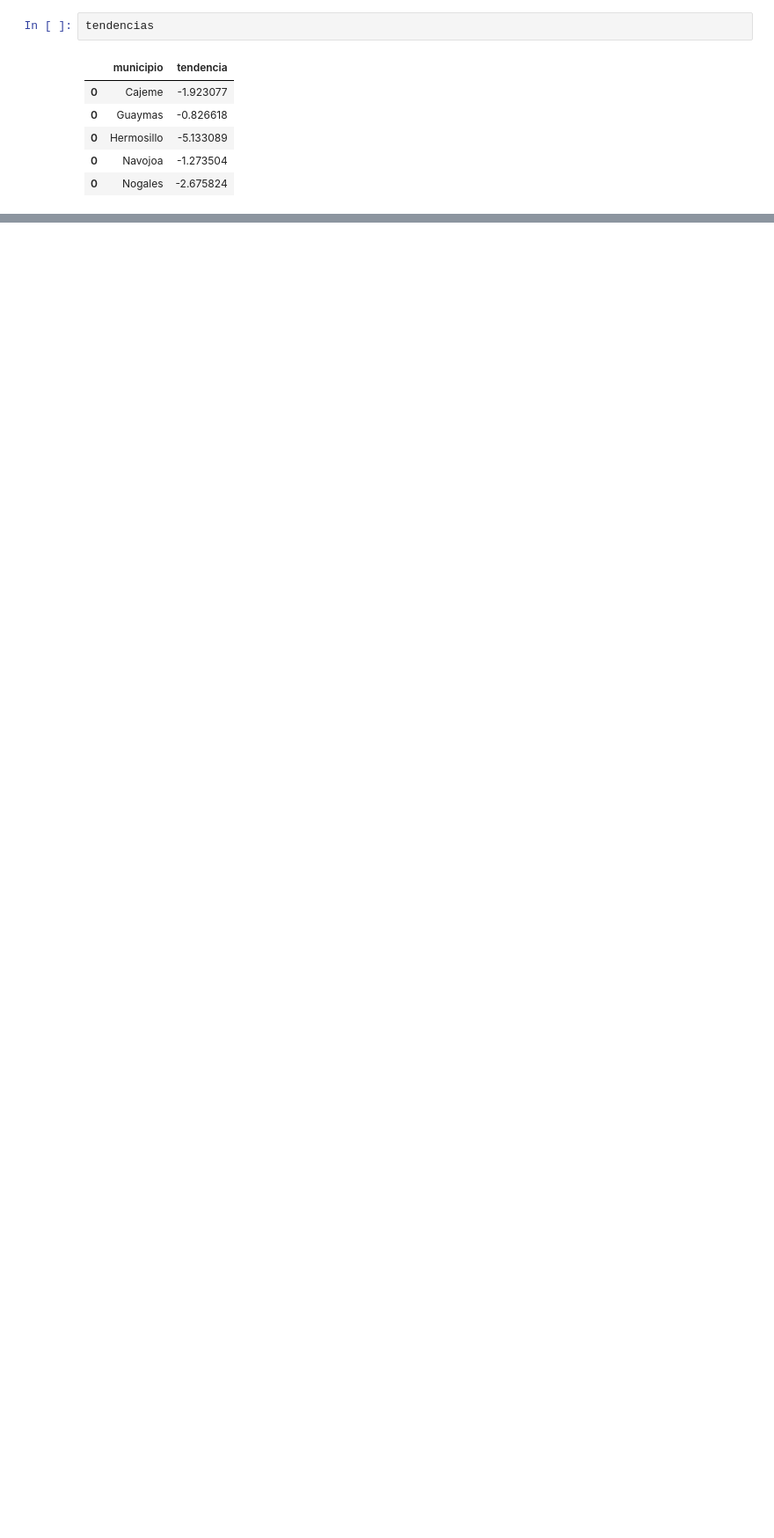
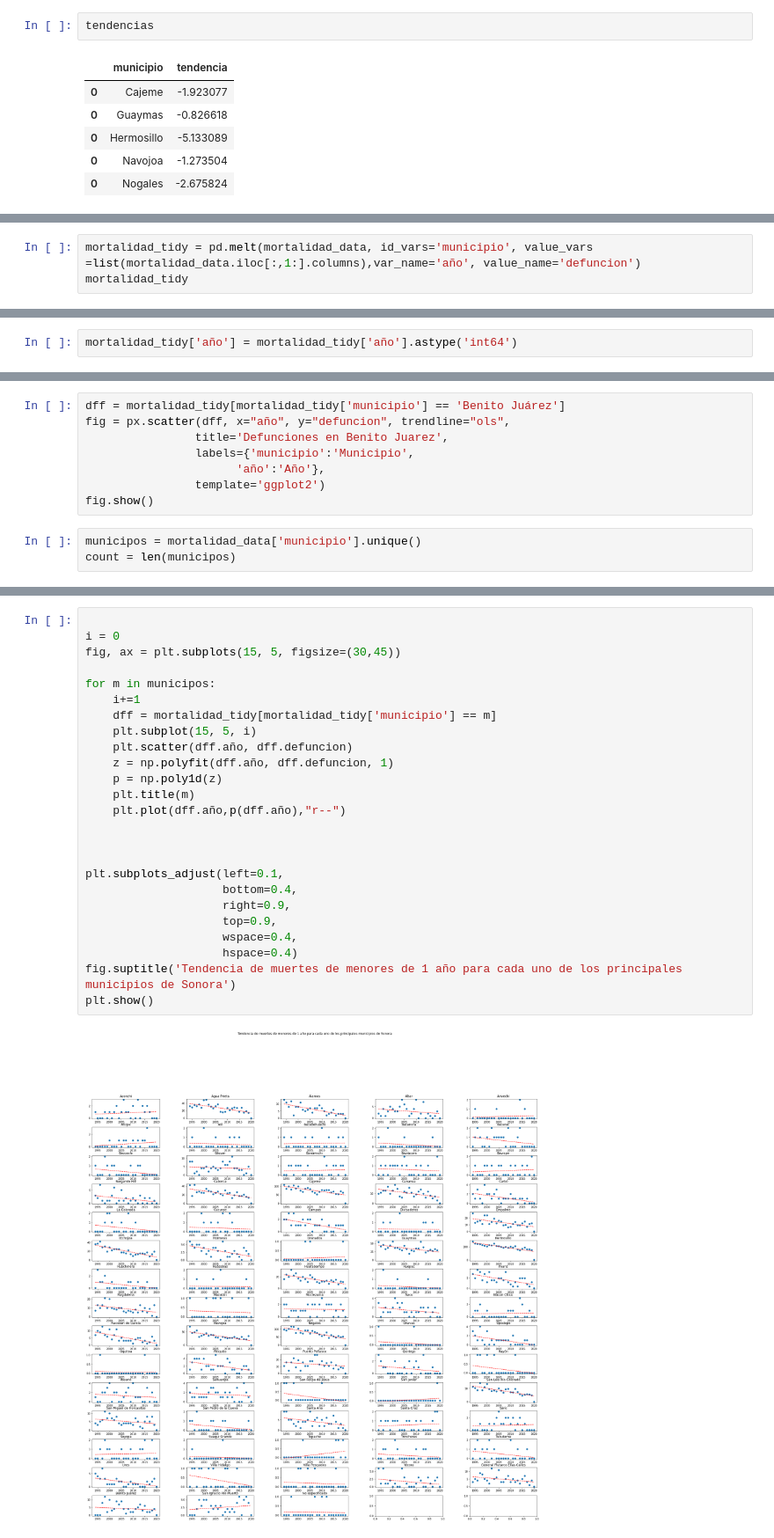
Before and after one commit to ibsanmorales/data_sonora_buqui, a Jupyter notebook: notebooks/mortalidad.ipynb, the cells around one changed output, grey strips where cells are left out. Shown at 88% size. Cells and saved outputs as stored; diff of their text form; blank space fills up the shorter version.

```diff
--- a/notebooks/mortalidad.ipynb
+++ b/notebooks/mortalidad.ipynb
@@ -195,0 +223,3 @@ plt.show()
+# %%
+mortalidad_tidy = pd.melt(mortalidad_data, id_vars='municipio', value_vars =list(mortalidad_data.iloc[:,1:].columns),var_name='año', value_name='defuncion')
+mortalidad_tidy
@@ -195,0 +240,2 @@ plt.show()
+# %%
+mortalidad_tidy['año'] = mortalidad_tidy['año'].astype('int64')
@@ -195,0 +306,11 @@ plt.show()
+# %%
+dff = mortalidad_tidy[mortalidad_tidy['municipio'] == 'Benito Juárez']
+fig = px.scatter(dff, x="año", y="defuncion", trendline="ols",
+                title='Defunciones en Benito Juarez',
+                labels={'municipio':'Municipio',
+                      'año':'Año'},
+                template='ggplot2')
+fig.show()
+# %%
+municipos = mortalidad_data['municipio'].unique()
+count = len(municipos)
@@ -195,0 +330,27 @@ plt.show()
+# %%
+
+i = 0
+fig, ax = plt.subplots(15, 5, figsize=(30,45))
+
+for m in municipos:
+    i+=1
+    dff = mortalidad_tidy[mortalidad_tidy['municipio'] == m]
+    plt.subplot(15, 5, i)
+    plt.scatter(dff.año, dff.defuncion)
+    z = np.polyfit(dff.año, dff.defuncion, 1)
+    p = np.poly1d(z)
+    plt.title(m)
+    plt.plot(dff.año,p(dff.año),"r--")
+
+
+
+plt.subplots_adjust(left=0.1,
+                    bottom=0.4,
+                    right=0.9,
+                    top=0.9,
+                    wspace=0.4,
+                    hspace=0.4)
+fig.suptitle('Tendencia de muertes de menores de 1 año para cada uno de los principales municipios de Sonora')
+plt.show()
+# %% [output]
+[figure, added]
```
Also changed, not shown: parts of 15 cells of this notebook, 1 other file.
